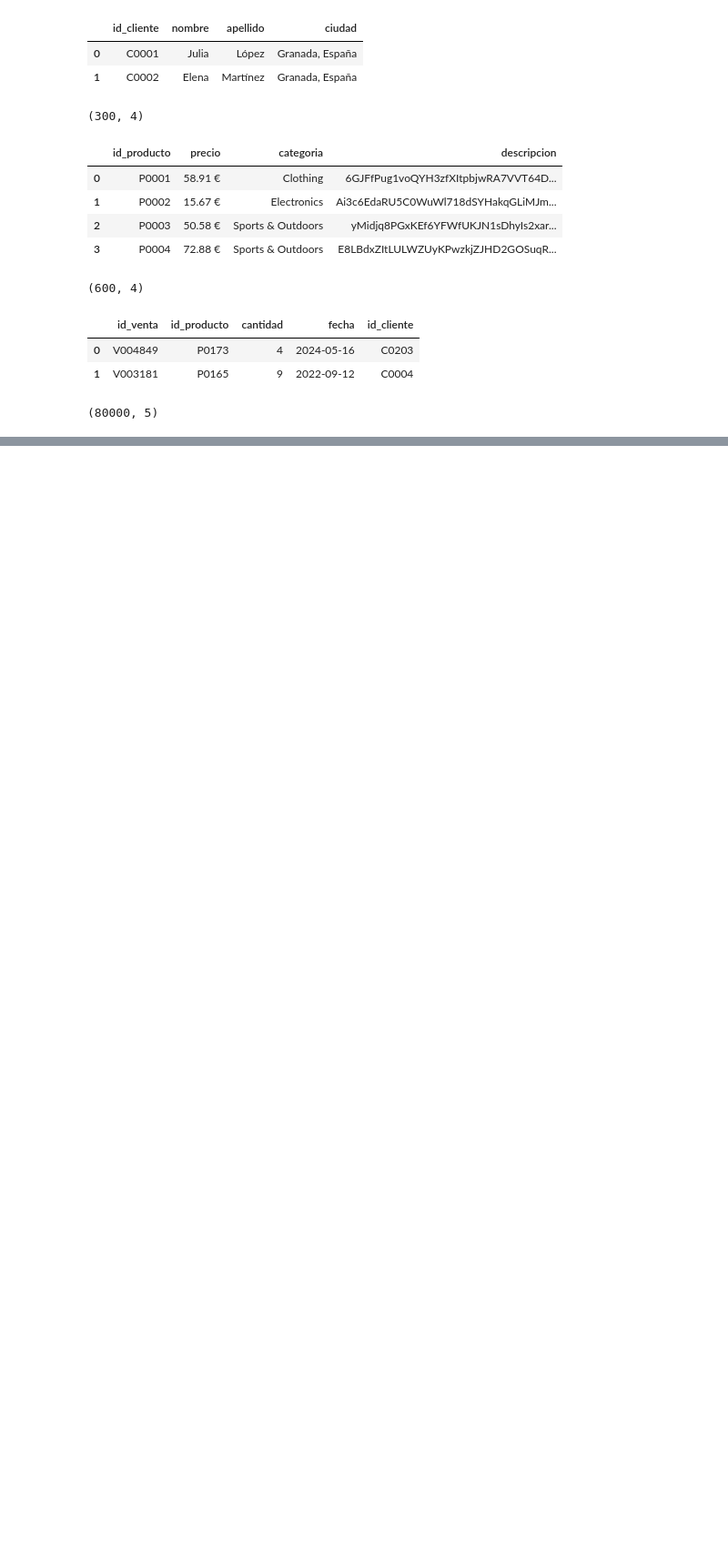
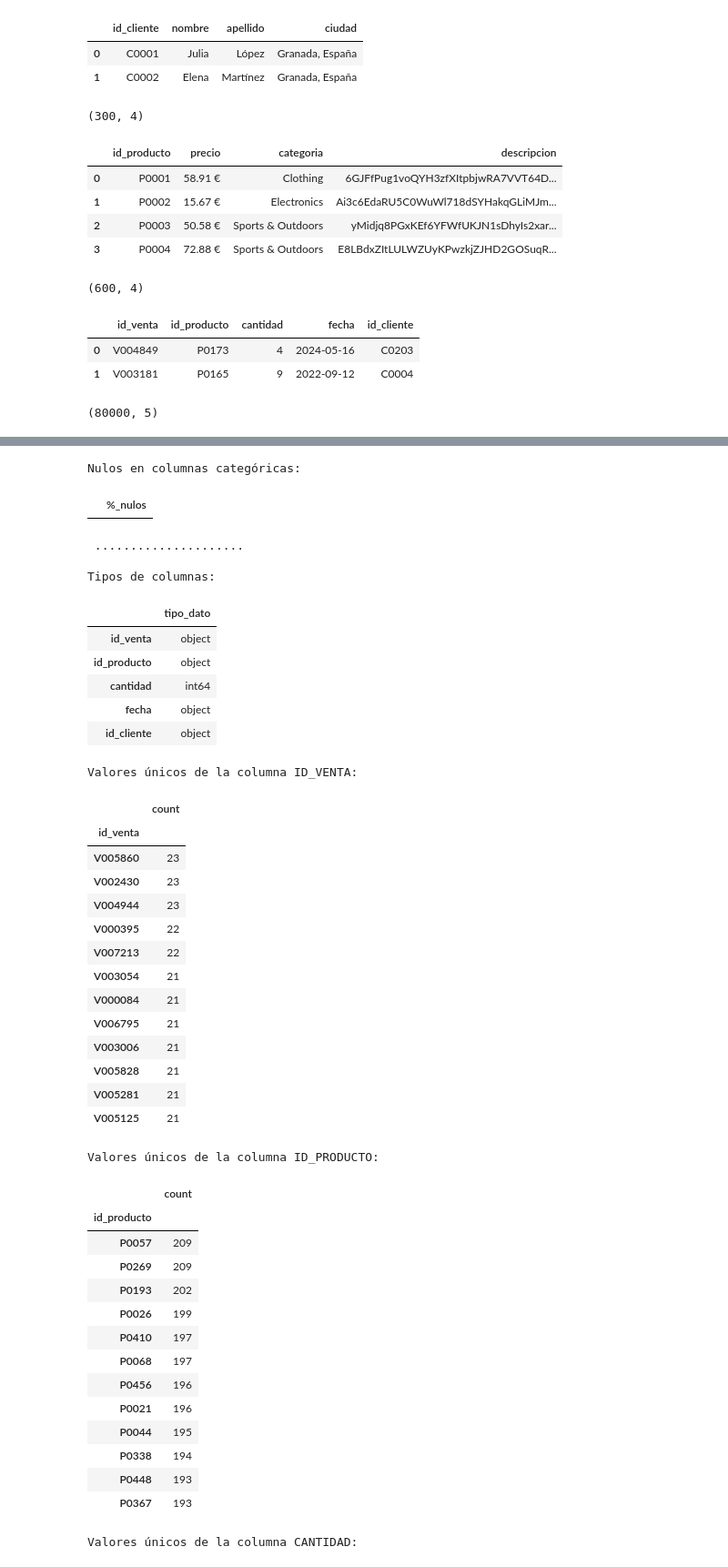
Before and after one commit to elenacrami/team2-proyecto4, a Jupyter notebook: Fase_1_EDA.ipynb, the cells around one changed output, grey strips where cells are left out. Shown: that part at 91% size. Cells and saved outputs as stored; diff of their text form; code cells hidden in the pictures; blank space fills up the shorter version.

```diff
--- a/Fase_1_EDA.ipynb
+++ b/Fase_1_EDA.ipynb
@@ -152,3 +162,6 @@ La columna CIUDADtiene las siguientes valore únicos:
 | Aveiro, Portugal | 16 |
 | Coímbra, Portugal | 15 |
 | Murcia, España | 15 |
+# %%
+exploracion_dataframe(df_ventas)
+# %% [output]
@@ -154,0 +174,42 @@ La columna CIUDADtiene las siguientes valore únicos:
+Nulos en columnas categóricas:
+|  | %_nulos |
+ .....................
+
+Tipos de columnas:
+|  | tipo_dato |
+| id_venta | object |
+| id_producto | object |
+| cantidad | int64 |
+| fecha | object |
+| id_cliente | object |
+Valores únicos de la columna ID_VENTA:
+|  | count |
+| id_venta |  |
+| V005860 | 23 |
+| V002430 | 23 |
+| V004944 | 23 |
+| V000395 | 22 |
+| V007213 | 22 |
+| V003054 | 21 |
+| V000084 | 21 |
+| V006795 | 21 |
+| V003006 | 21 |
+| V005828 | 21 |
+| V005281 | 21 |
+| V005125 | 21 |
+Valores únicos de la columna ID_PRODUCTO:
+|  | count |
+| id_producto |  |
+| P0057 | 209 |
+| P0269 | 209 |
+| P0193 | 202 |
+| P0026 | 199 |
+| P0410 | 197 |
+| P0068 | 197 |
+| P0456 | 196 |
+| P0021 | 196 |
+| P0044 | 195 |
+| P0338 | 194 |
+| P0448 | 193 |
+| P0367 | 193 |
+Valores únicos de la columna CANTIDAD:
```
Also changed, not shown: parts of 29 cells of this notebook.
